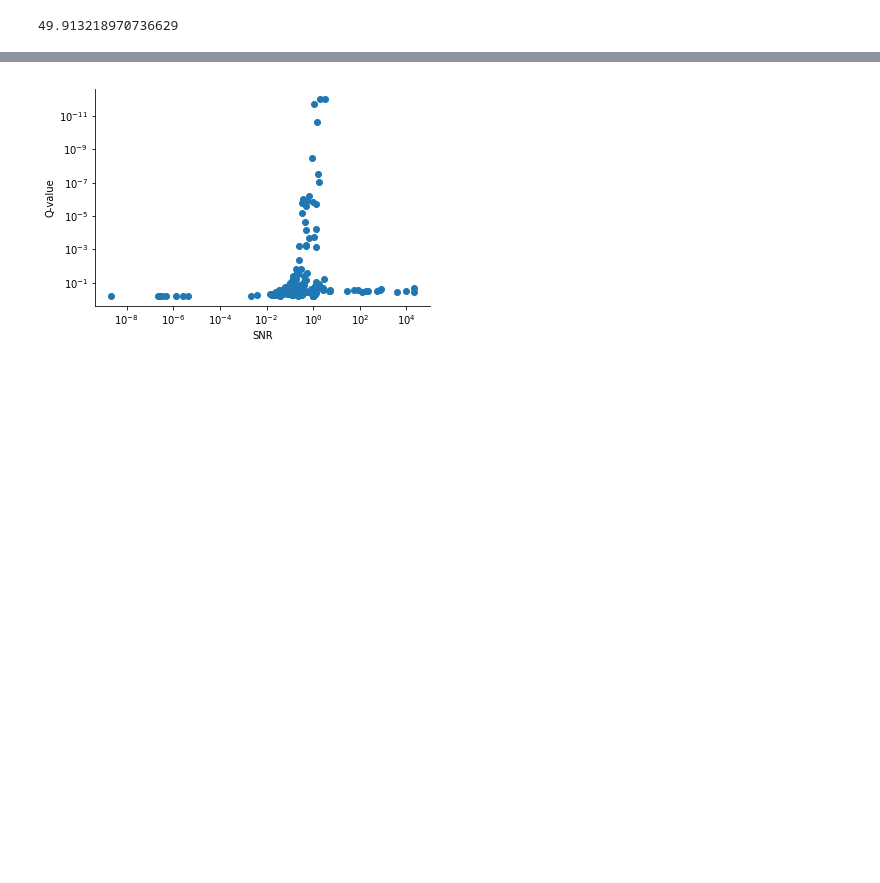
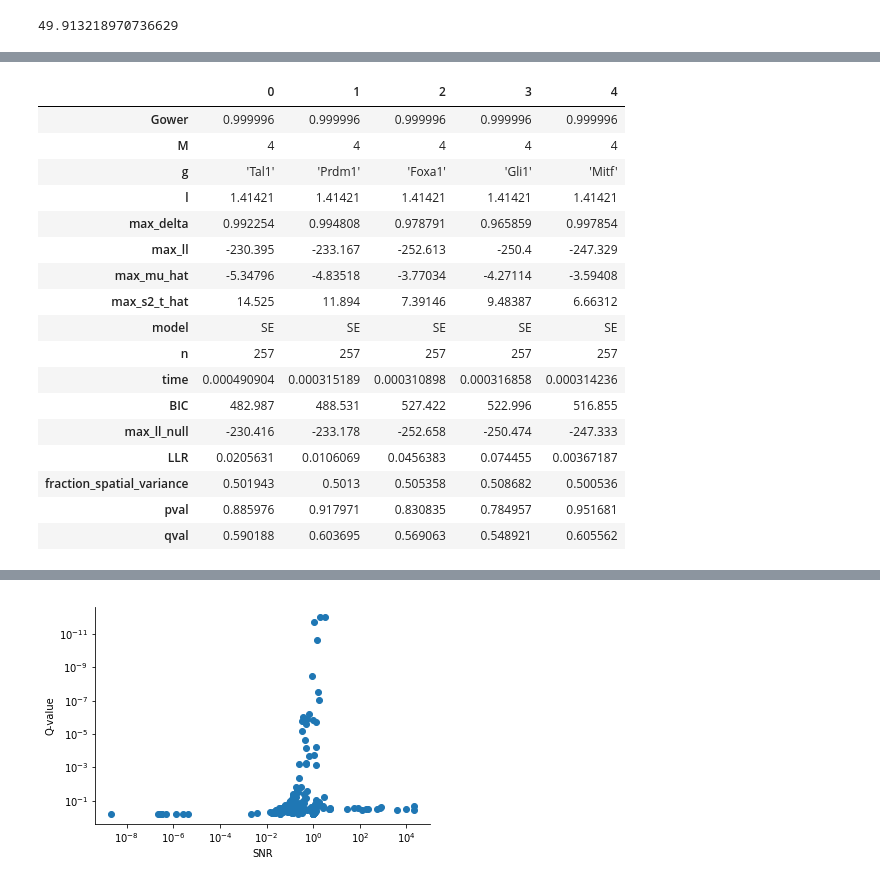
Before and after one commit to Teichlab/SpatialDE, a Jupyter notebook: Analysis/SeqFISH/SeqFISH Results.ipynb, the cells around one changed output, grey strips where cells are left out. Cells and saved outputs as stored; diff of their text form; code cells hidden in the pictures; blank space fills up the shorter version.

```diff
--- a/Analysis/SeqFISH/SeqFISH Results.ipynb
+++ b/Analysis/SeqFISH/SeqFISH Results.ipynb
@@ -122,3 +113,24 @@ results['total_variance'] = results.max_s2_t_hat + results.max_s2_t_hat * result
+# %%
+results.head().T
+# %% [output]
+|  | 0 | 1 | 2 | 3 | 4 |
+| Gower | 0.999996 | 0.999996 | 0.999996 | 0.999996 | 0.999996 |
+| M | 4 | 4 | 4 | 4 | 4 |
+| g | 'Tal1' | 'Prdm1' | 'Foxa1' | 'Gli1' | 'Mitf' |
+| l | 1.41421 | 1.41421 | 1.41421 | 1.41421 | 1.41421 |
+| max_delta | 0.992254 | 0.994808 | 0.978791 | 0.965859 | 0.997854 |
+| max_ll | -230.395 | -233.167 | -252.613 | -250.4 | -247.329 |
+| max_mu_hat | -5.34796 | -4.83518 | -3.77034 | -4.27114 | -3.59408 |
+| max_s2_t_hat | 14.525 | 11.894 | 7.39146 | 9.48387 | 6.66312 |
+| model | SE | SE | SE | SE | SE |
+| n | 257 | 257 | 257 | 257 | 257 |
+| time | 0.000490904 | 0.000315189 | 0.000310898 | 0.000316858 | 0.000314236 |
+| BIC | 482.987 | 488.531 | 527.422 | 522.996 | 516.855 |
+| max_ll_null | -230.416 | -233.178 | -252.658 | -250.474 | -247.333 |
+| LLR | 0.0205631 | 0.0106069 | 0.0456383 | 0.074455 | 0.00367187 |
+| fraction_spatial_variance | 0.501943 | 0.5013 | 0.505358 | 0.508682 | 0.500536 |
+| pval | 0.885976 | 0.917971 | 0.830835 | 0.784957 | 0.951681 |
+| qval | 0.590188 | 0.603695 | 0.569063 | 0.548921 | 0.605562 |
 # %%
 #plt.loglog()
 plt.yscale('log')
```
Also changed, not shown: parts of 10 cells of this notebook, 4 other files.
